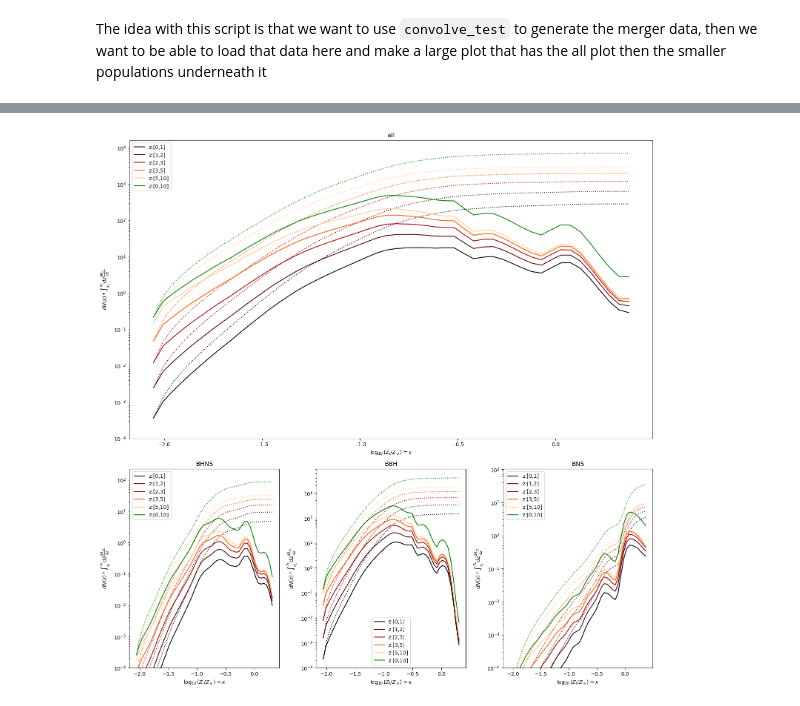
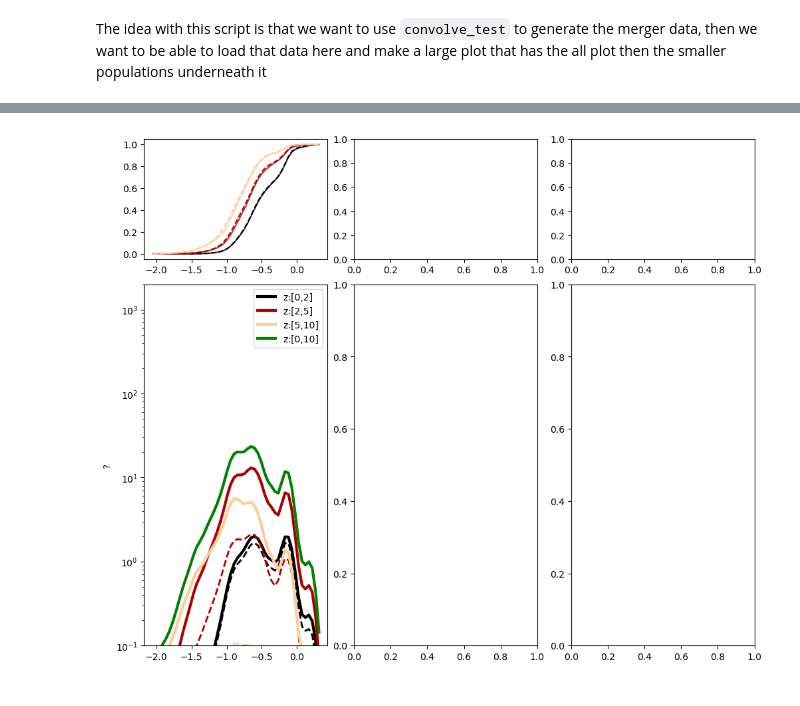
Before and after one commit to stlgolfer/metallicity_mergers, a Jupyter notebook: large_plot.ipynb, the cells around one changed output, grey strips where cells are left out. Drawn from its saved outputs; the diff is of its cells as text; code cells hidden in the pictures.

Commit message:
Add export for sens file and modified large plot

```diff
--- a/large_plot.ipynb
+++ b/large_plot.ipynb
@@ -26,83 +26,107 @@ import pickle
 # basically same plot as above, but now we want to bin by redshift basically
 PLOT_Z_LOG = True
 
-def plot(plotting_data, ax):
+def plot(plotting_data, ax, sens_file, cdf_ax):
     all_weights = plotting_data['all_weights']
     Zm = plotting_data['Zm']
     types = plotting_data['types']
+    redshifts = plotting_data['redshifts']
+    all_snr_weights = np.load(sens_file)
+    # sum up to z
+    redshift_edges = np.array([0, 2, 5, 10])
+    def do_metallicity_plot_to_redshift(left, right, color, with_SNR=False, draw_CDF=False, with_label=True):
+        z_left = np.digitize(left, redshifts)
+        z_right = np.digitize(right, redshifts)-1
+        assert z_left >= 0 and z_right >= 0, "Bad redshift bin query"
 
-    # sum up to z
-    redshift_edges = np.array([0, 1, 2, 3, 5, 10])#np.linspace(0, 14, 5)#np.logspace(np.log10(0.001), np.log10(14), 5)
-    def do_metallicity_plot_to_redshift(left, right, color):
-        w = np.sum(all_weights[:, (np.digitize(left, redshift_edges)-1):(np.digitize(right, redshift_edges)-1)], axis=1)
+        weights = np.sum(all_weights[:, z_left:z_right], axis=1)
+        snr = 1
+        if with_SNR:
+            snr_block = all_snr_weights[z_left:z_right,:]
+            snr = np.sum(snr_block)/(snr_block.shape[1]*snr_block.shape[0])
+            print(snr)
+            divisor = snr_block.shape[0]
+            weights *= np.sum(snr_block,axis=0)/(snr_block.shape[0]) if divisor > 0 else 0
+
+        if np.allclose(weights,0):
+            return
         dco_met_hist, dco_met_bins = np.histogram(
             Zm,
-            weights=w,
+            weights=weights,
             bins=50,
             density=True
         )
-        # print(np.sum(dco_met_hist*np.diff(dco_met_bins)))
 
         dco_metallicity_weighted_kde = stats.gaussian_kde(
             Zm,
-            weights=w # TODO: multiply weights by mixture weights?
+            weights=weights
         )
 
         dco_met_bins_midpoints = (dco_met_bins[:-1]+dco_met_bins[1:])/2
         dlogZ = np.diff(dco_met_bins)
         print(f'Sum is {dco_metallicity_weighted_kde(dco_met_bins_midpoints)@dlogZ}')
-        plot_line = dco_metallicity_weighted_kde(dco_met_bins_midpoints)*dlogZ*np.sum(w)
+
+        plot_line = dco_metallicity_weighted_kde(dco_met_bins_midpoints)*dlogZ*np.sum(weights)#*snr
+        print(f'Complete sum is {np.sum(plot_line)}')
         lab = f'z:[{left},{right}]'
-        ax.plot(dco_met_bins_midpoints, plot_line, label=lab, color=color)
+        if with_label:
+            ax.plot(dco_met_bins_midpoints, plot_line, label=lab, color=color, linewidth=2 if with_SNR else 3, linestyle = '--' if with_SNR else 'solid')
+        else:
+            ax.plot(dco_met_bins_midpoints, plot_line, color=color, linewidth=2 if with_SNR else 3, linestyle = '--' if with_SNR else 'solid')
         # form_ax.fill_between(dco_met_bins_midpoints, plot_line, alpha=0.3)
 
         # cdf_ax = form_ax.twinx()
-        # label=f'{lab} CDF'
-        ax.plot(dco_met_bins_midpoints, np.cumsum(plot_line), linestyle=':', color=color)
-        # cdf_ax.tick_params(axis='y', labelcolor='red')
-        # cdf_ax.set_yscale('log')
-        # form_ax.axhline(plot_line.max())
+        if draw_CDF:
+            cdf_ax.plot(dco_met_bins_midpoints, np.cumsum(plot_line/np.sum(plot_line)), label=f'{lab} CDF', linestyle = '--' if with_SNR else 'solid', color=color, alpha=1 if with_SNR else 0.8) #, linewidth=2 if with_SNR else 3
 
     color_bins = plt.cm.gist_heat(np.linspace(0, 0.9, len(redshift_edges)-1))
 
     for i in range(len(redshift_edges)-1):
-        do_metallicity_plot_to_redshift(redshift_edges[i], redshift_edges[i+1], color_bins[i])
+        do_metallicity_plot_to_redshift(redshift_edges[i], redshift_edges[i+1], color_bins[i], draw_CDF=True)
+        do_metallicity_plot_to_redshift(redshift_edges[i], redshift_edges[i+1], color_bins[i], with_SNR=True, with_label=False, draw_CDF=True)
     do_metallicity_plot_to_redshift(0, 10, 'green')
-    ax.set_xlabel(r'$\log_{10}(Z_i/Z_\odot)=x$' if PLOT_Z_LOG else r'$Z_i/Z_\odot=x$')
-    ax.set_ylabel(r'$dN(x)*\int_{z_1}^{z_2} dz \frac{dR_m}{dz}$')
+    ax.set_ylabel('?')
     ax.set_yscale('log')
-    ax.set_title(types)
-    ax.set_ylim(1e-4,0)
+    # ax.set_title(f'{TYPES}')
+    ax.set_ylim(0.1,2e3)
     ax.legend()
 
-form_fig = plt.figure(constrained_layout=True, figsize=(15, 15))
+form_fig = plt.figure(constrained_layout=True, figsize=(10, 8))
 form_ax = form_fig.subplot_mosaic([
-    ['Top', 'Top', 'Top'],
+    ['LeftCDF', 'TopMiddle', 'TopRight'],
     ['Left', 'Middle', 'Right']
-], height_ratios=[3,2])
+], height_ratios=[1,3])
 
 graphs = [
     {
         'fname': 'fiducial_BHNS.pkl',
-        'placement': 'Left'
+        'placement': 'Left',
+        'sens': 'BHNS_ETS.npy',
+        'type': 'BHNS'
     },
     {
-        'fname': 'fiducial_all.pkl',
-        'placement': 'Top'
+        'fname': 'fiducial_BHNS.pkl',
+        'placement': 'Left',
+        'sens': 'BHNS_ETS.npy',
+        'type': 'BHNS'
     },
-    {
-        'fname': 'fiducial_BBH.pkl',
-        'placement': 'Middle'
-    },
-    {
-        'fname': 'fiducial_BNS.pkl',
-        'placement': 'Right'
-    }
+    # {
+    #     'fname': 'fiducial_all.pkl',
+    #     'placement': 'Top'
+    # },
+    # {
+    #     'fname': 'fiducial_BBH.pkl',
+    #     'placement': 'Middle'
+    # },
+    # {
+    #     'fname': 'fiducial_BNS.pkl',
+    #     'placement': 'Right'
+    # }
 ]
 
 for g in graphs:
     with open(g['fname'], 'rb') as p:
-        plot(pickle.load(p), form_ax[g['placement']])
+        plot(pickle.load(p), form_ax[g['placement']], g['sens'], form_ax[g['placement']+'CDF'])
     del p
 form_fig.show()
 # plot()
@@ -135 +152 @@ Sum is 0.9620014737225947
-[figure, old version]
+[figure, new version]
```
Also changed, not shown: parts of 1 cell of this notebook, 1 other file.
